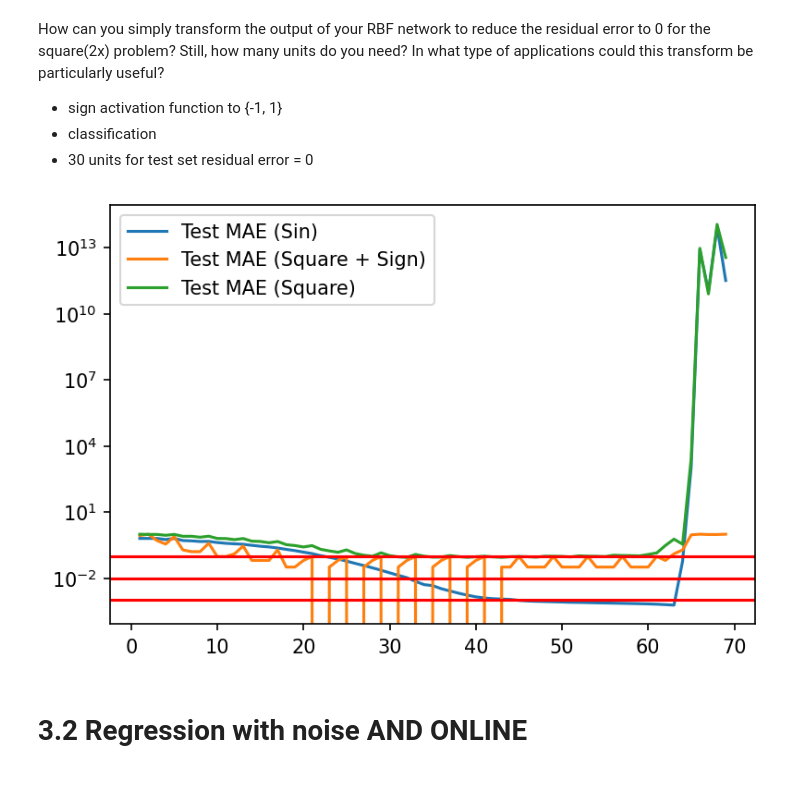
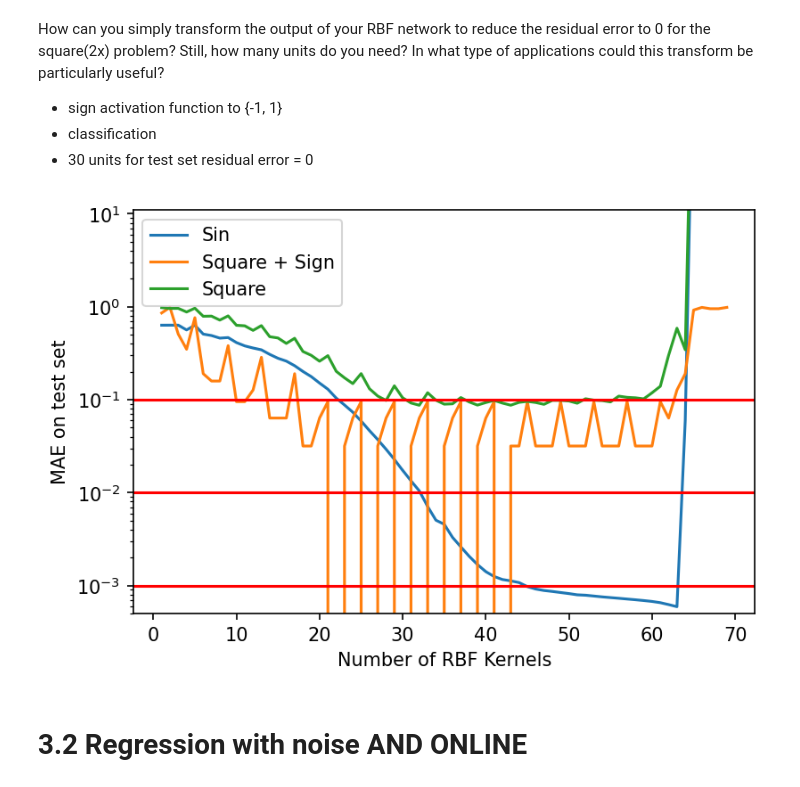
Before and after one commit to KevinArmbruster/ml_lab, a Jupyter notebook: Lab2/Task 3.ipynb, the cells around one changed output. Drawn from its saved outputs; the diff is of its cells as text; code cells hidden in the pictures.

```diff
--- a/Lab2/Task 3.ipynb
+++ b/Lab2/Task 3.ipynb
@@ -462,17 +465,20 @@ How can you simply transform the output of your RBF network to reduce the residu
 # %%
 plt.figure(figsize=(6, 4), dpi=150)
 
-plt.plot(num_of_kernels, sin_maes, label="Test MAE (Sin)")
-plt.plot(num_of_kernels, square_sign_maes, label="Test MAE (Square + Sign)")
-plt.plot(num_of_kernels, square_maes, label="Test MAE (Square)")
+plt.plot(num_of_kernels, sin_maes, label="Sin")
+plt.plot(num_of_kernels, square_sign_maes, label="Square + Sign")
+plt.plot(num_of_kernels, square_maes, label="Square")
 plt.axhline(y=residual_error_thresholds[0], c="r")
 plt.axhline(y=residual_error_thresholds[1], c="r")
 plt.axhline(y=residual_error_thresholds[2], c="r")
 plt.yscale('log')
+plt.ylim(0.0005, 11)
 #plt.yticks([0.1, 0.01, 0.001])
+plt.xlabel("Number of RBF Kernels")
+plt.ylabel("MAE on test set")
 plt.legend()
 plt.show()
 # %% [output]
-[figure, old version]
+[figure, new version]
 # %% [markdown]
 # 3.2 Regression with noise AND ONLINE
```
Also changed, not shown: parts of 18 cells of this notebook, 4 other files.
